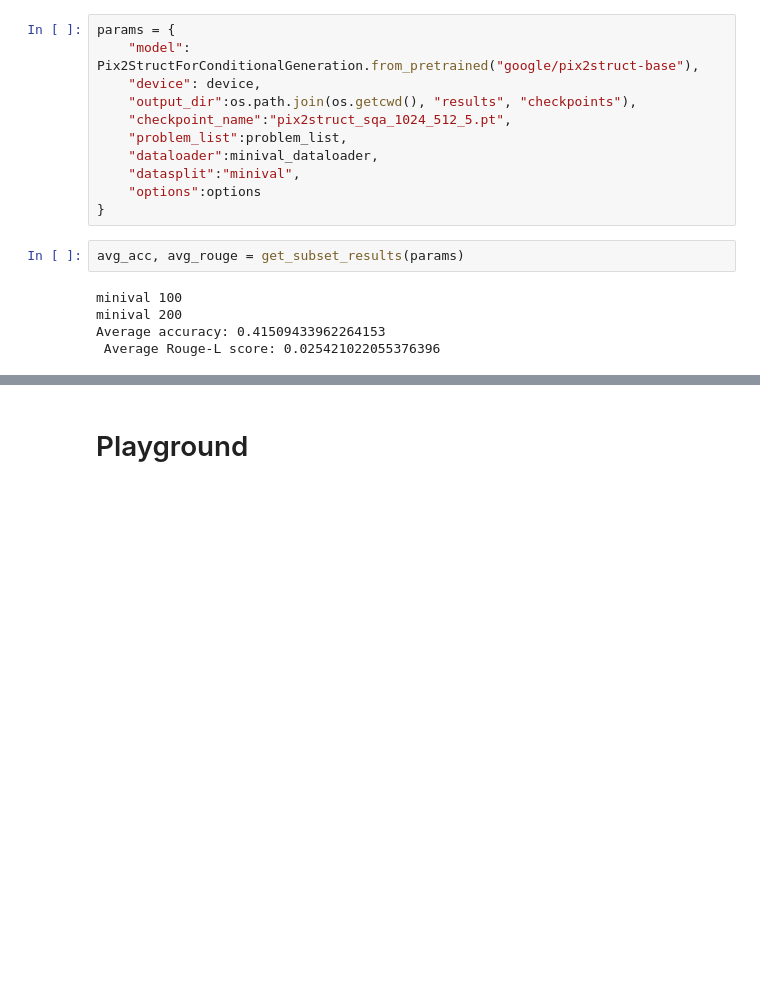
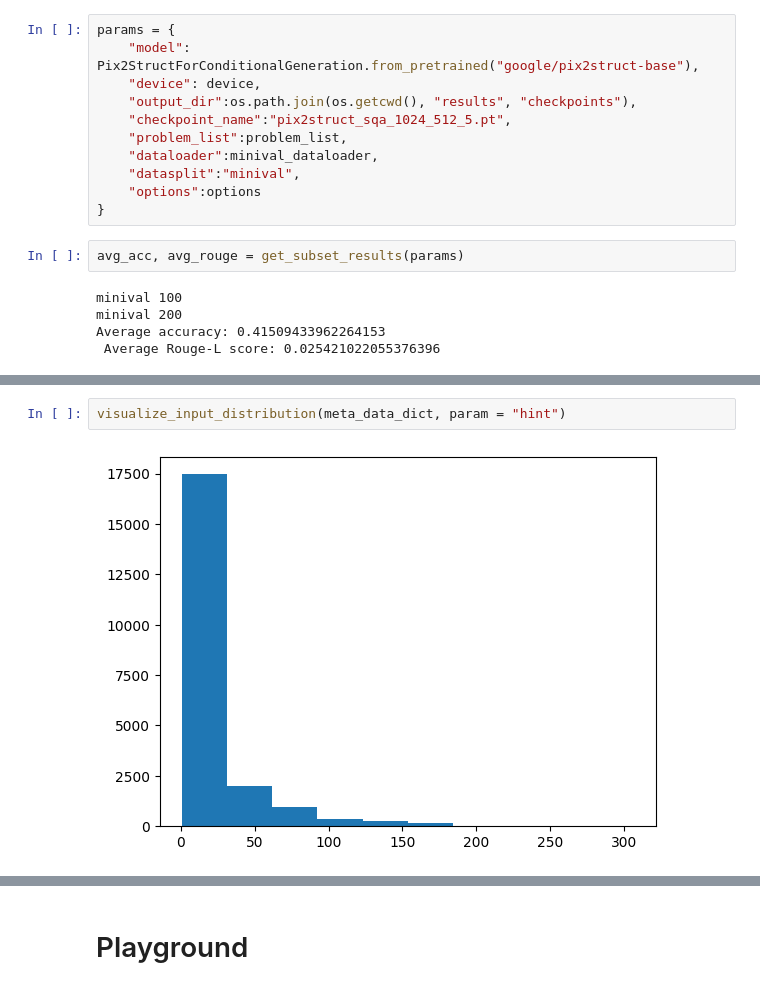
Before and after one commit to rohan598/eeevqa, a Jupyter notebook: science-qa-data-vis-process.ipynb, the cells around one changed output, grey strips where cells are left out. Drawn from its saved outputs; the diff is of its cells as text; blank space fills up the shorter version.

```diff
--- a/science-qa-data-vis-process.ipynb
+++ b/science-qa-data-vis-process.ipynb
@@ -1153,0 +1220,4 @@ Average accuracy: 0.41509433962264153
+# %%
+visualize_input_distribution(meta_data_dict, param = "hint")
+# %% [output]
+[figure, added]
```
Also changed, not shown: parts of 69 cells of this notebook, 1 other file.
